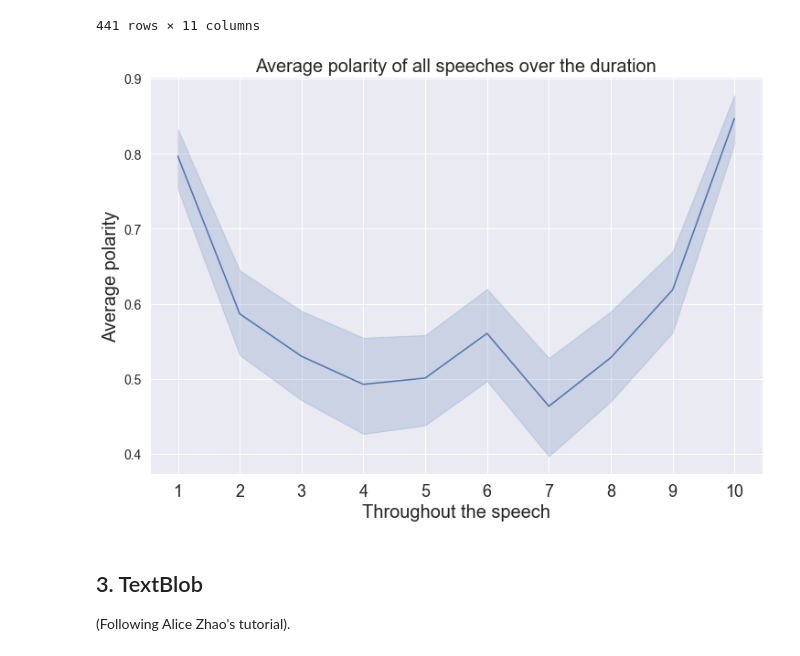
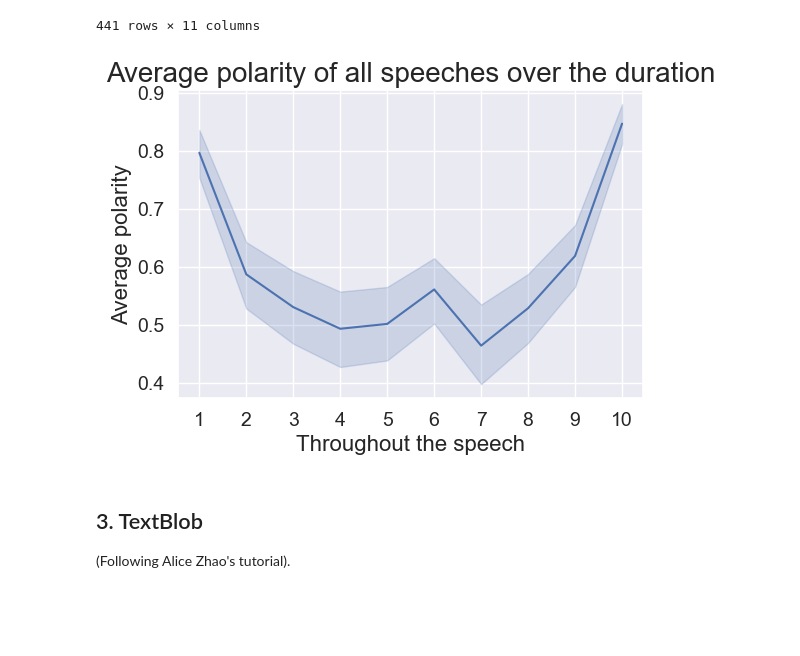
Before and after one commit to katiehuang1221/NLP-Analysis-On-Motivational-Speeches, a Jupyter notebook: notebook/07_sentiment_analysis.ipynb, the cells around one changed output. Saved outputs shown, nothing was run; the diff lists cells and outputs as text; code cells hidden in the pictures; blank space fills up the shorter version.

```diff
--- a/notebook/07_sentiment_analysis.ipynb
+++ b/notebook/07_sentiment_analysis.ipynb
@@ -277,19 +283,19 @@ vader_sent_df
 # %%
 # Melt df (for sns lineplot 95% confidence interval)
 vader_sent_melt = pd.melt(vader_sent_df, id_vars='Transcript', value_vars = [str(i+1) for i in range(10)],
 #                          val_name = [str(i+1) for i in range(10)]
                          )
 
 # sns lineplot
-fig,ax = plt.subplots()
+fig,ax = plt.subplots(figsize=[6,4])
 sns.lineplot(data=vader_sent_melt, x="variable", y="value")
 ax.set_title('Average polarity of all speeches over the duration',fontsize=20)
-ax.set_ylabel('Average polarity',fontsize=20)
-ax.set_xlabel('Throughout the speech',fontsize=20)
-plt.xticks(fontsize=18)
+ax.set_ylabel('Average polarity',fontsize=16)
+ax.set_xlabel('Throughout the speech',fontsize=16)
+plt.xticks(fontsize=14)
 plt.yticks(fontsize=14);
 # %% [output]
-[figure, old version]
+[figure, new version]
 # %% [markdown]
 ## 3. TextBlob
 (Following Alice Zhao's tutorial).
```
Also changed, not shown: parts of 14 cells of this notebook.
